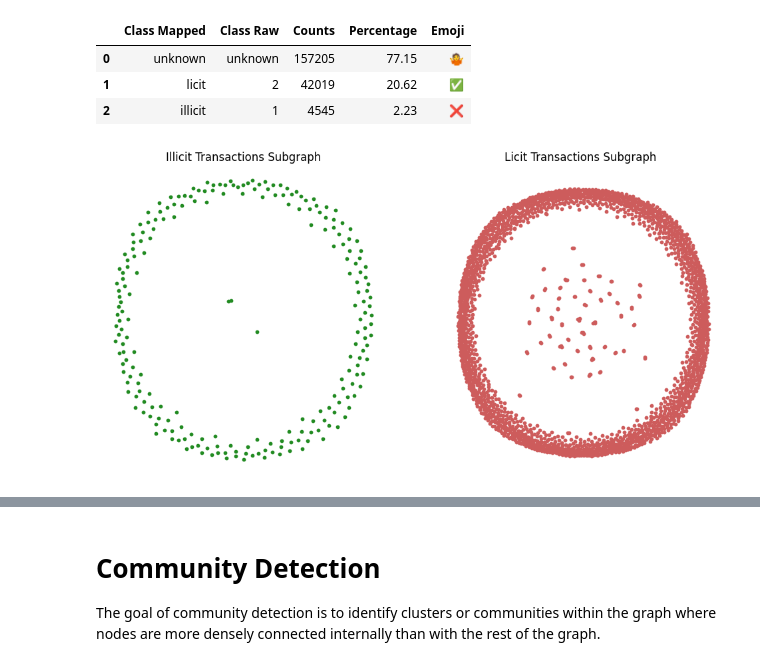
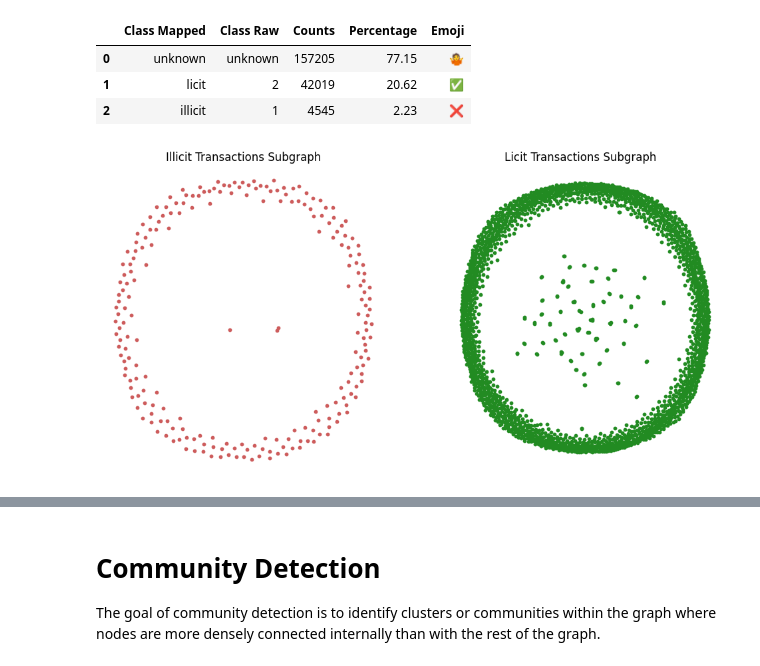
Before and after one commit to PeeteKeesel/kaggle-verse, a Jupyter notebook: bitcoin-transactions-graph-neural-networks.ipynb, the cells around one changed output, grey strips where cells are left out. Drawn from its saved outputs; the diff is of its cells as text; code cells hidden in the pictures.

```diff
--- a/bitcoin-transactions-graph-neural-networks.ipynb
+++ b/bitcoin-transactions-graph-neural-networks.ipynb
@@ -555,14 +609,14 @@ classes_df
 # %%
 plt.figure(figsize=(12, 6))
 
 plt.subplot(1, 2, 1)
-nx.draw(G_illicit, with_labels=False, node_size=10, node_color='forestgreen', edge_color='black')
+nx.draw(G_illicit, with_labels=False, node_size=10, node_color='indianred', edge_color='black')
 plt.title('Illicit Transactions Subgraph')
 
 plt.subplot(1, 2, 2)
-nx.draw(G_licit, with_labels=False, node_size=10, node_color='indianred', edge_color='black')
+nx.draw(G_licit, with_labels=False, node_size=10, node_color='forestgreen', edge_color='black')
 plt.title('Licit Transactions Subgraph')
 
 plt.show()
 # %% [output]
-[figure, old version]
+[figure, new version]
```
Also changed, not shown: parts of 32 cells of this notebook.
